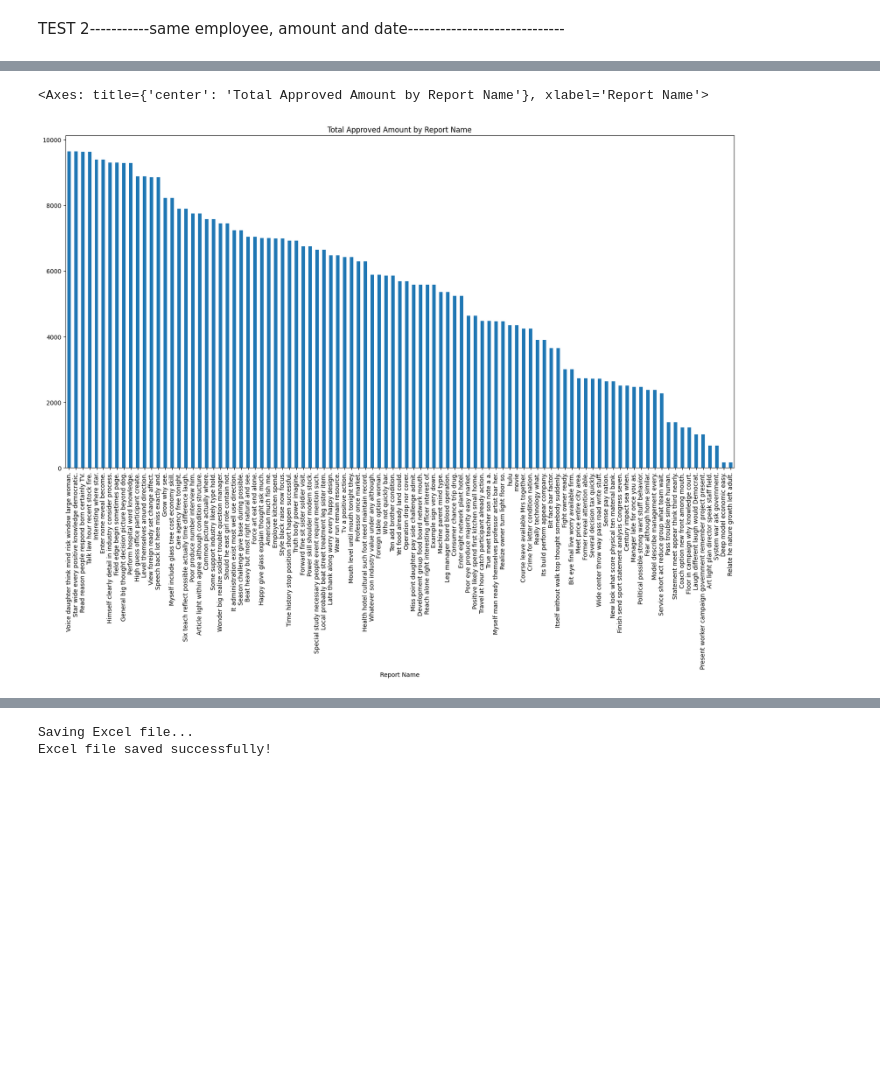
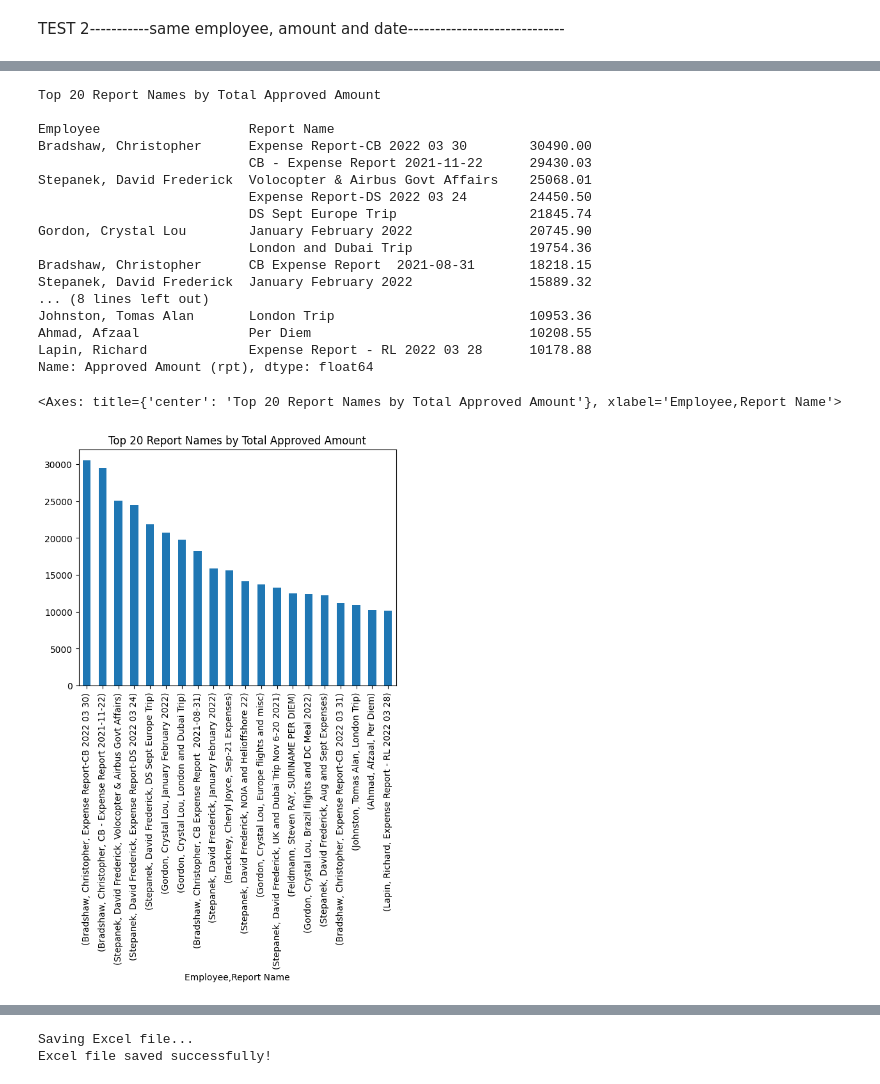
Before and after one commit to alexsears/expenses, a Jupyter notebook: expenses.ipynb, the cells around one changed output, grey strips where cells are left out. Saved outputs shown, nothing was run; the diff lists cells and outputs as text; code cells hidden in the pictures; blank space fills up the shorter version.

```diff
--- a/expenses.ipynb
+++ b/expenses.ipynb
@@ -13,29 +13,34 @@ import time
 # Ask user to select a file
 root = tk.Tk()
 root.withdraw()
-print("Select a CSV file to load into a Pandas DataFrame")
+print("Select a  file to load for analysis")
 
 # Open file dialog box and allow user to select a file
 file_path = filedialog.askopenfilename()
 
 
-# Load selected file into Pandas DataFrame
-df = pd.read_csv(file_path)
+# Load selected excel file into Pandas DataFrame
+df = pd.read_excel(file_path)
+# print column names
+print(df.columns)
 
 # only keep columns we need
-df = df[['Expense Type','Employee','Employee ID','Report Name','Transaction Date','Claimed Amount','Vendor','Approved Amount (rpt)' ]]
+#df = df[['Expense Type','Employee','Employee ID','Report Name','Transaction Date','Claimed Amount','Vendor','Approved Amount (rpt)' ]]
 
 # Convert the columns to formats we need
 df['Transaction Date'] = pd.to_datetime(df['Transaction Date'])
 df['Claimed Amount'] = pd.to_numeric(df['Claimed Amount'])
 df['Approved Amount (rpt)'] = pd.to_numeric(df['Approved Amount (rpt)'])
+# sent for payment date
+df['Sent for Payment Date'] = pd.to_datetime(df['Sent for Payment Date'])
+
 
 
 # print total number of rows and columns
 print("Total number of rows:", len(df))
 print("Total number of columns:", len(df.columns))
 #print a table of columns and data types
-print(df.dtypes)
+#print(df.dtypes)
 
 # Filter data for transactions over 1000 and sort by employee ID
 filtered_df = df[df['Approved Amount (rpt)'] > 1].sort_values(by=['Employee ID'])
@@ -46,7 +51,7 @@ filtered_df = df[df['Approved Amount (rpt)'] > 1].sort_values(by=['Employee ID']
 filtered_df = filtered_df.sort_values(by=['Employee ID'])
 
 #print the first 50 rows employee id, transaction date, approved amount, and vendor
-print(filtered_df[['Employee ID','Transaction Date','Approved Amount (rpt)','Vendor']].head(50))
+#print(filtered_df[['Employee ID','Transaction Date','Approved Amount (rpt)','Vendor']].head(50))
 
 #choose the first 10000 rows
 #filtered_df = filtered_df.head(10000)
@@ -250,7 +301,31 @@ grouped_df3.groupby(['Vendor'])['Approved Amount (rpt)'].sum().sort_values(ascen
 # %%
-#plot the data by report name and approved amount sort by total approved amount with title
-grouped_df3.groupby(['Report Name'])['Approved Amount (rpt)'].sum().sort_values(ascending=False).plot(kind='bar', figsize=(20,10), title='Total Approved Amount by Report Name')
+# print title and a blank line
+print("Top 20 Report Names by Total Approved Amount")
+print()
+# print the top 20 report names by total approved amount
+top_20_report_names = filtered_df.groupby(['Employee','Report Name'])['Approved Amount (rpt)'].sum().sort_values(ascending=False).head(20)
+print(top_20_report_names)
+
+#plot the data by report name and approved amount sort by total approved amount with title top 20 report names, include employee
+filtered_df.groupby(['Employee','Report Name'])['Approved Amount (rpt)'].sum().sort_values(ascending=False).head(20).plot(kind='bar', title='Top 20 Report Names by Total Approved Amount')
 # %% [output]
-<Axes: title={'center': 'Total Approved Amount by Report Name'}, xlabel='Report Name'>
+Top 20 Report Names by Total Approved Amount
+
+Employee                   Report Name
+Bradshaw, Christopher      Expense Report-CB 2022 03 30        30490.00
+                           CB - Expense Report 2021-11-22      29430.03
+Stepanek, David Frederick  Volocopter & Airbus Govt Affairs    25068.01
+                           Expense Report-DS 2022 03 24        24450.50
+                           DS Sept Europe Trip                 21845.74
+Gordon, Crystal Lou        January February 2022               20745.90
+                           London and Dubai Trip               19754.36
+Bradshaw, Christopher      CB Expense Report  2021-08-31       18218.15
+Stepanek, David Frederick  January February 2022               15889.32
+... (8 lines left out)
+Johnston, Tomas Alan       London Trip                         10953.36
+Ahmad, Afzaal              Per Diem                            10208.55
+Lapin, Richard             Expense Report - RL 2022 03 28      10178.88
+Name: Approved Amount (rpt), dtype: float64
+<Axes: title={'center': 'Top 20 Report Names by Total Approved Amount'}, xlabel='Employee,Report Name'>
-[figure, old version]
+[figure, new version]
 # %%
```
Also changed, not shown: parts of 24 cells of this notebook, 10 other files.
